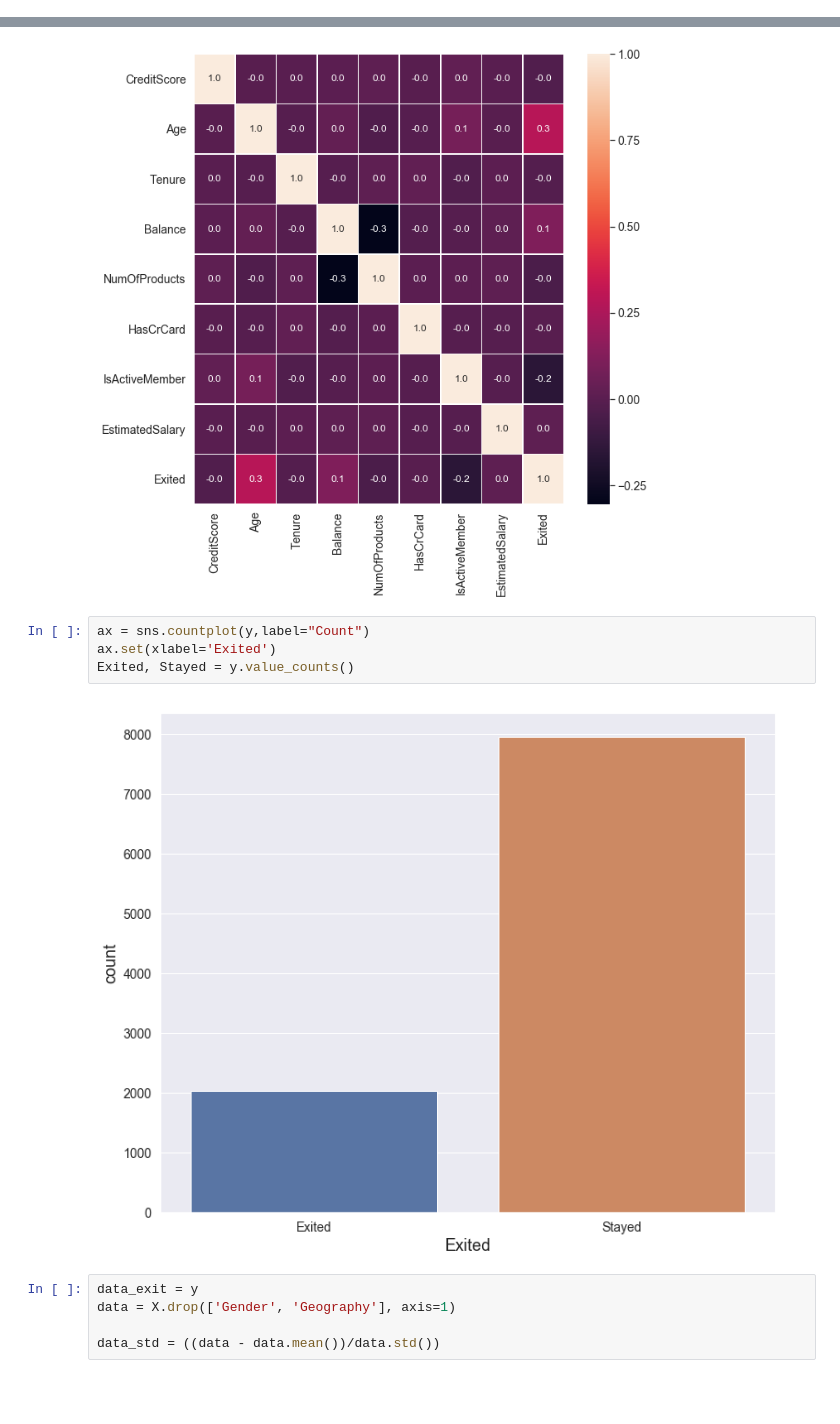
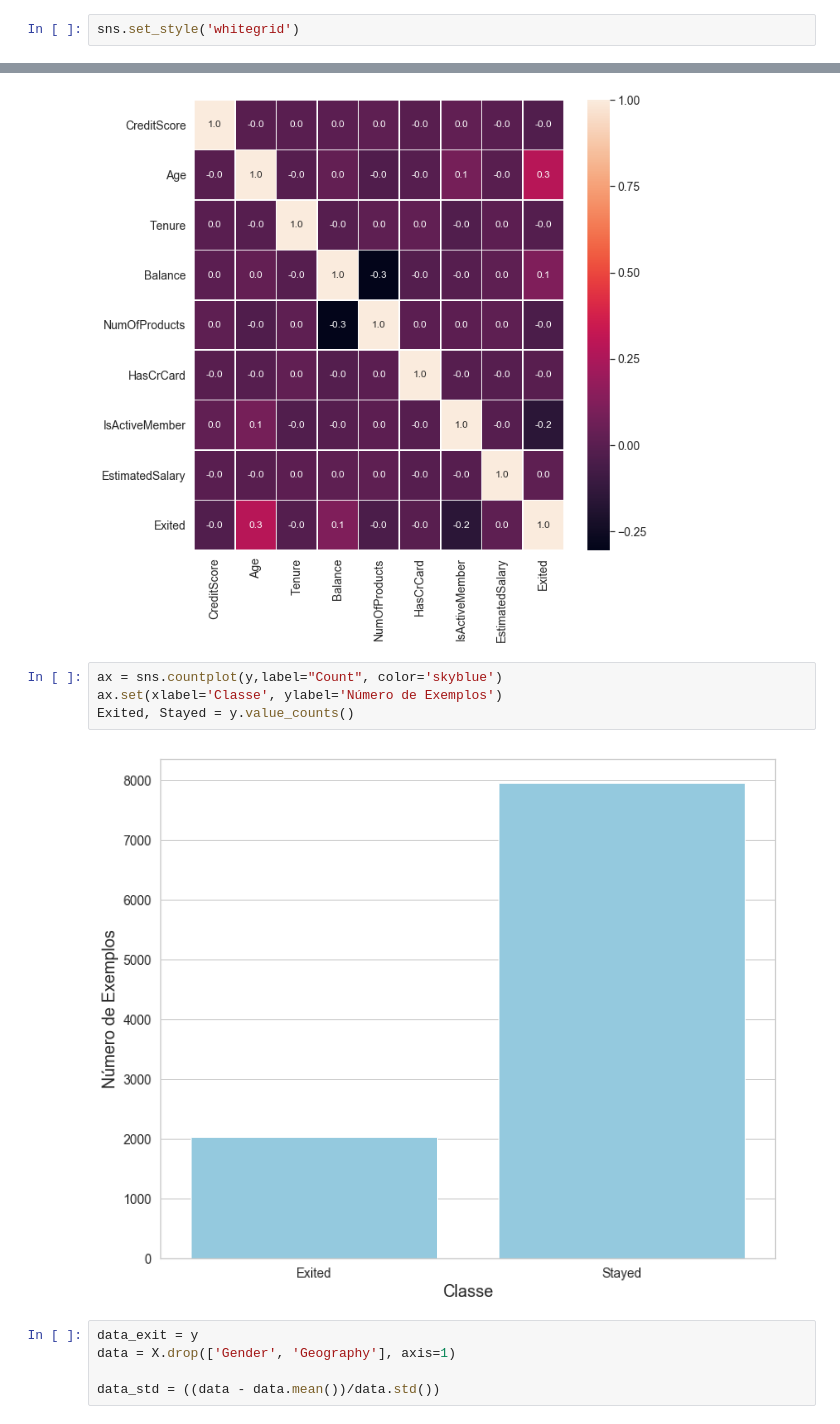
Before and after one commit to manoel-victor1602/Exemplos-de-Uso-Seaborn, a Jupyter notebook: Churn Analysis.ipynb, the cells around one changed output, grey strips where cells are left out. Cells and saved outputs as stored; diff of their text form; blank space fills up the shorter version.

```diff
--- a/Churn Analysis.ipynb
+++ b/Churn Analysis.ipynb
@@ -36,6 +36,8 @@ y=y.map({0: 'Stayed', 1: 'Exited'})
 # %%
 sns.set(rc={'figure.figsize':(12,10), 'axes.labelsize':18,
             'xtick.labelsize': 14, 'ytick.labelsize': 14})
+# %%
+sns.set_style('whitegrid')
 # %%
 f,ax = plt.subplots(figsize=(10, 10))
 sns.heatmap(df.corr(), annot=True, linewidths=.5, fmt= '.1f', ax=ax)
@@ -43,11 +45,11 @@ sns.heatmap(df.corr(), annot=True, linewidths=.5, fmt= '.1f', ax=ax)
 <matplotlib.axes._subplots.AxesSubplot at 0x...>
 [figure]
 # %%
-ax = sns.countplot(y,label="Count")
-ax.set(xlabel='Exited')
+ax = sns.countplot(y,label="Count", color='skyblue')
+ax.set(xlabel='Classe', ylabel='Número de Exemplos')
 Exited, Stayed = y.value_counts()
 # %% [output]
-[figure, old version]
+[figure, new version]
 # %%
 data_exit = y
 data = X.drop(['Gender', 'Geography'], axis=1)
```
Also changed, not shown: parts of 2 cells of this notebook, 1 other file.
